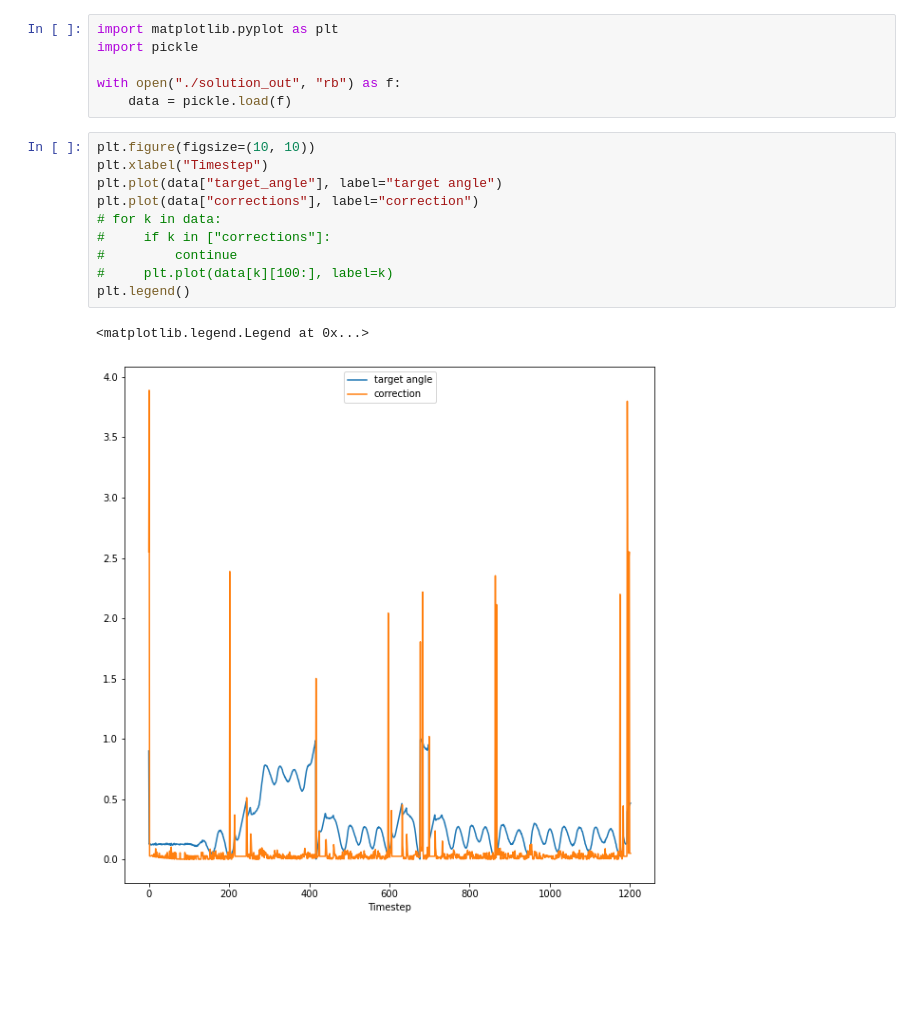
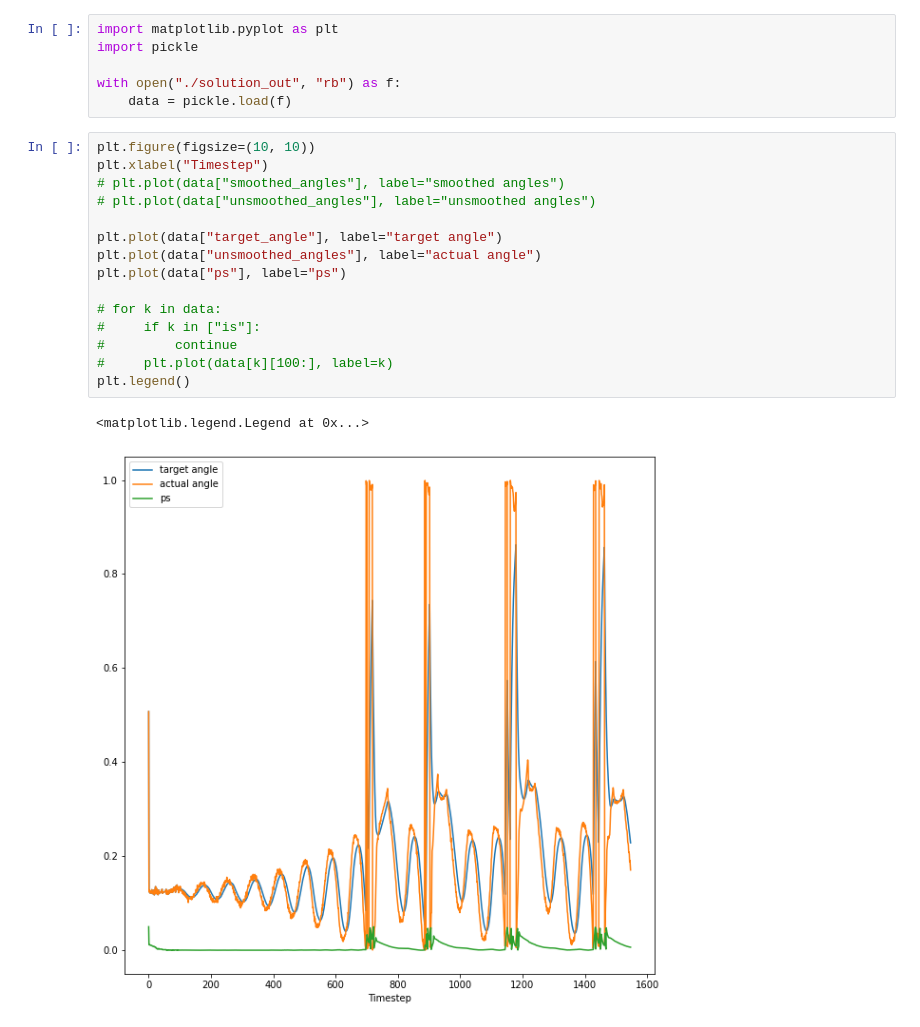
Before and after one commit to YashSax/BotsRace, a Jupyter notebook: plot_data.ipynb, the cells around one changed output. Cells and saved outputs as stored; diff of their text form; blank space fills up the shorter version.

```diff
--- a/plot_data.ipynb
+++ b/plot_data.ipynb
@@ -7,13 +7,18 @@ with open("./solution_out", "rb") as f:
 # %%
 plt.figure(figsize=(10, 10))
 plt.xlabel("Timestep")
+# plt.plot(data["smoothed_angles"], label="smoothed angles")
+# plt.plot(data["unsmoothed_angles"], label="unsmoothed angles")
+
 plt.plot(data["target_angle"], label="target angle")
-plt.plot(data["corrections"], label="correction")
+plt.plot(data["unsmoothed_angles"], label="actual angle")
+plt.plot(data["ps"], label="ps")
+
 # for k in data:
-#     if k in ["corrections"]:
+#     if k in ["is"]:
 #         continue
 #     plt.plot(data[k][100:], label=k)
 plt.legend()
 # %% [output]
 <matplotlib.legend.Legend at 0x...>
-[figure, old version]
+[figure, new version]
```
Also changed, not shown: parts of 1 cell of this notebook, 6 other files.
